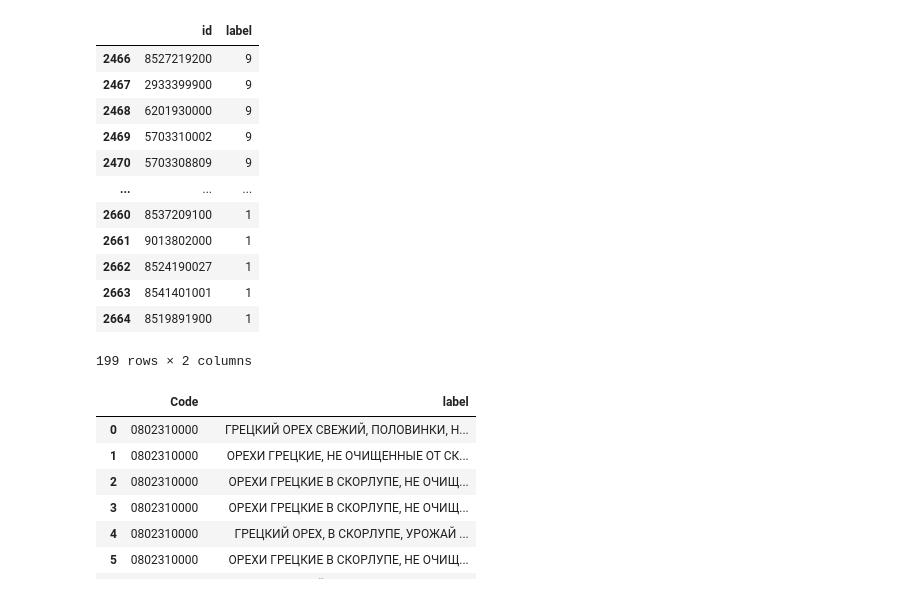
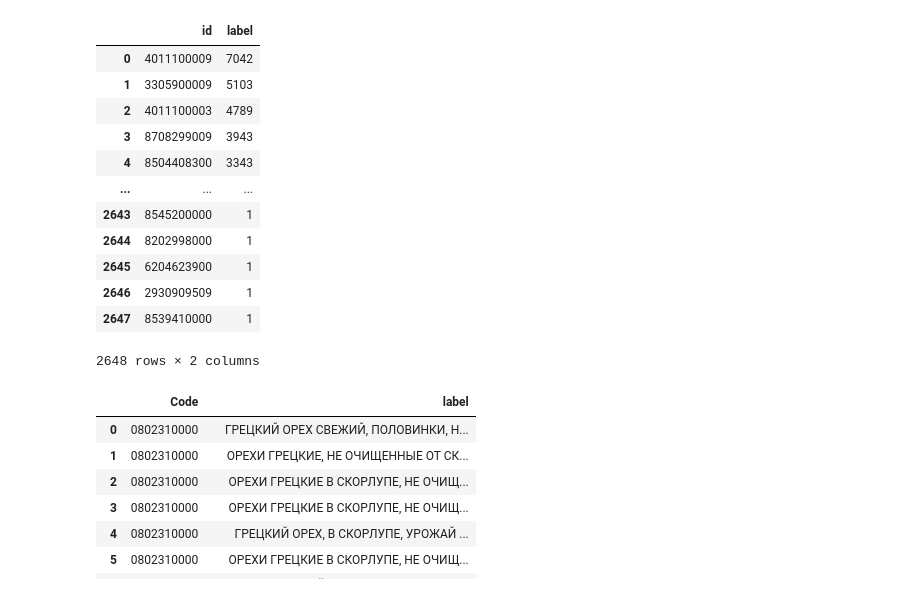
Before and after one commit to Trialexl/parsingcodeTNVED, a Jupyter notebook: pdtest.ipynb, the cells around one changed output. Cells and saved outputs as stored; diff of their text form; code cells hidden in the pictures.

```diff
--- a/pdtest.ipynb
+++ b/pdtest.ipynb
@@ -15,25 +15,25 @@ def CreateDictBadCodes(endinterval, startinterval = 0):
 
     """
     df = pd.read_csv('tnveds_sort.csv',sep=';',names=['id', 'label'], dtype = {'id': str, 'label': int})
-    dfBadCodes = df[df['label']<10][startinterval:endinterval]
+    dfBadCodes = df[startinterval:endinterval]
     return dfBadCodes
 # %%
-dfBadCodes = CreateDictBadCodes(startinterval=0,endinterval=1500)
+dfBadCodes = CreateDictBadCodes(startinterval=0,endinterval=2648)
 dfBadCodes
 # %% [output]
 |  | id | label |
-| 2466 | 8527219200 | 9 |
-| 2467 | 2933399900 | 9 |
-| 2468 | 6201930000 | 9 |
-| 2469 | 5703310002 | 9 |
-| 2470 | 5703308809 | 9 |
+| 0 | 4011100009 | 7042 |
+| 1 | 3305900009 | 5103 |
+| 2 | 4011100003 | 4789 |
+| 3 | 8708299009 | 3943 |
+| 4 | 8504408300 | 3343 |
 | ... | ... | ... |
-| 2660 | 8537209100 | 1 |
-| 2661 | 9013802000 | 1 |
-| 2662 | 8524190027 | 1 |
-| 2663 | 8541401001 | 1 |
-| 2664 | 8519891900 | 1 |
+| 2643 | 8545200000 | 1 |
+| 2644 | 8202998000 | 1 |
+| 2645 | 6204623900 | 1 |
+| 2646 | 2930909509 | 1 |
+| 2647 | 8539410000 | 1 |
-199 rows × 2 columns
+2648 rows × 2 columns
 # %%
 for badcode in dfBadCodes.itertuples():
     print(badcode.id)
```
Also changed, not shown: 7 other files.
